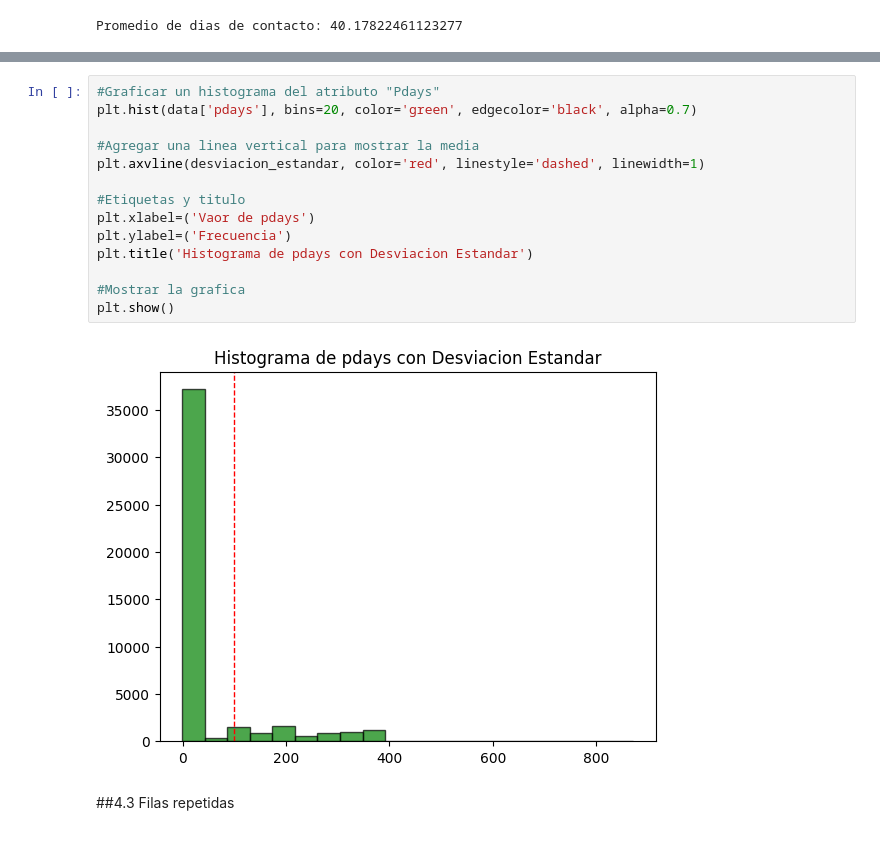
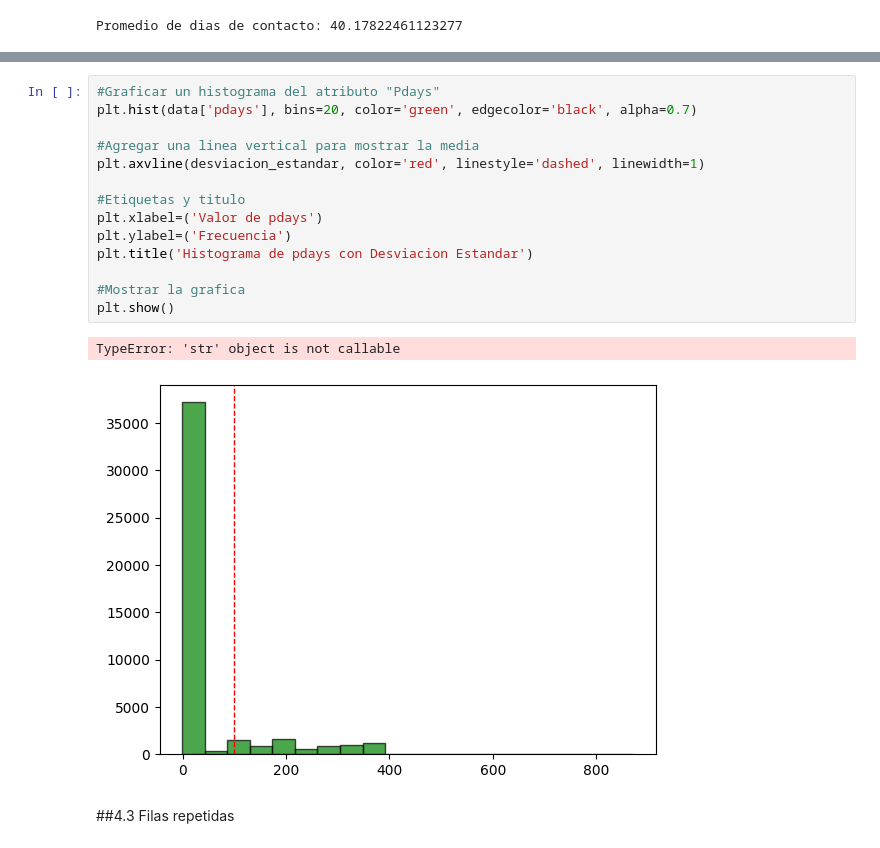
Before and after one commit to Davelascop/TalentoTech, a Jupyter notebook: Tutoria_Limpieza_de_datos.ipynb, the cells around one changed output, grey strips where cells are left out. Saved outputs shown, nothing was run; the diff lists cells and outputs as text.

```diff
--- a/Tutoria_Limpieza_de_datos.ipynb
+++ b/Tutoria_Limpieza_de_datos.ipynb
@@ -240,19 +241,20 @@ Desviacion estándar de Pdays: 100.10328306134589
 # %%
 #Graficar un histograma del atributo "Pdays"
 plt.hist(data['pdays'], bins=20, color='green', edgecolor='black', alpha=0.7)
 
 #Agregar una linea vertical para mostrar la media
 plt.axvline(desviacion_estandar, color='red', linestyle='dashed', linewidth=1)
 
 #Etiquetas y titulo
-plt.xlabel=('Vaor de pdays')
+plt.xlabel=('Valor de pdays')
 plt.ylabel=('Frecuencia')
 plt.title('Histograma de pdays con Desviacion Estandar')
 
 #Mostrar la grafica
 plt.show()
 # %% [output]
+TypeError: 'str' object is not callable
-[figure, old version]
+[figure, new version]
 # %% [markdown]
 ##4.3 Filas repetidas
 # %%
```
Also changed, not shown: parts of 5 cells of this notebook.
